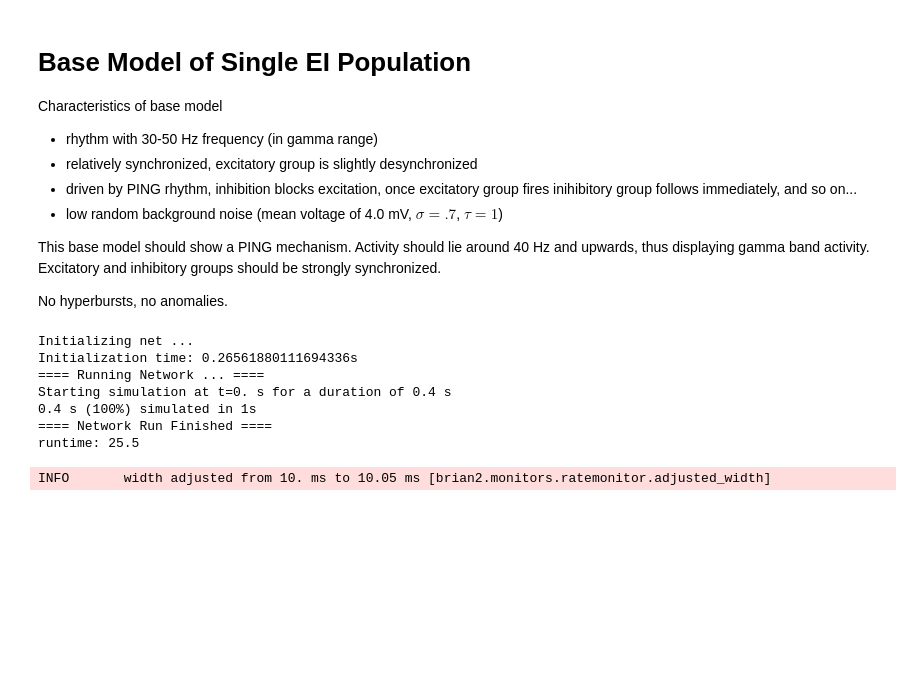
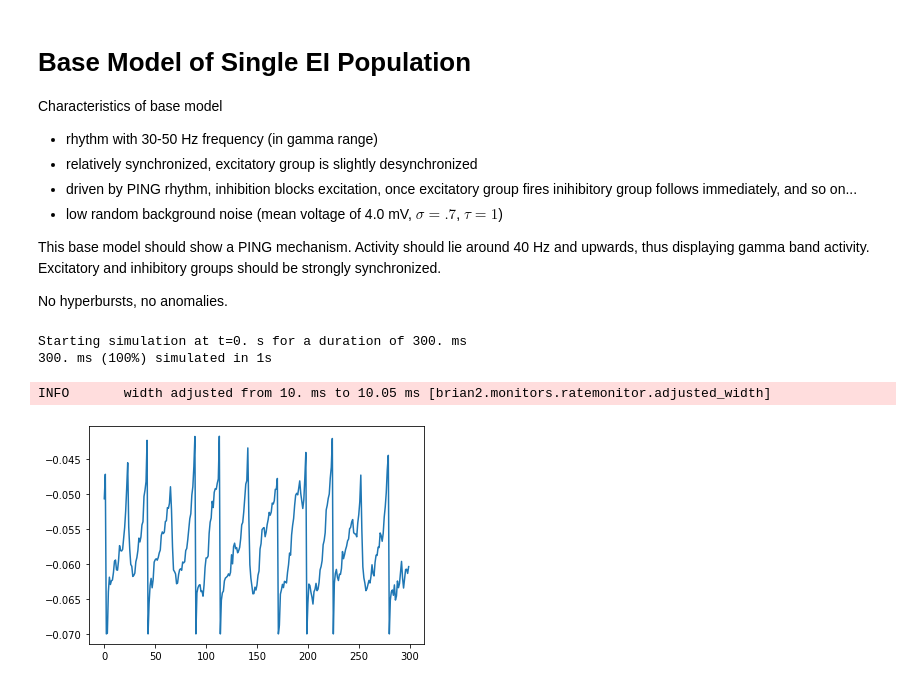
Before and after one commit to ChristophMetzner/Synchronization-by-Uncorrelated-Noise, a Jupyter notebook: notebooks/1_net_baseline.ipynb, the cells around one changed output. Drawn from its saved outputs; the diff is of its cells as text; code cells hidden in the pictures; blank space fills up the shorter version.

```diff
--- a/notebooks/1_net_baseline.ipynb
+++ b/notebooks/1_net_baseline.ipynb
@@ -20,18 +22,14 @@ Excitatory and inhibitory groups should be strongly synchronized.
 No hyperbursts, no anomalies.
 # %%
 params = {
-  "runtime": 400.0,
+  "runtime": 300.0,
   "J_itoi": 10.0,
   "J_etoe": 0.1,
 }
 
 model = runner.run(modified_params=params, file_name="base")
 # %% [output]
-Initializing net ...
-Initialization time: 0.26561880111694336s
-==== Running Network ... ====
-Starting simulation at t=0. s for a duration of 0.4 s
-0.4 s (100%) simulated in 1s
-==== Network Run Finished ====
-runtime: 25.5
+Starting simulation at t=0. s for a duration of 300. ms
+300. ms (100%) simulated in 1s
 INFO       width adjusted from 10. ms to 10.05 ms [brian2.monitors.ratemonitor.adjusted_width]
+[figure, added]
```
Also changed, not shown: parts of 5 cells of this notebook, 2 other files.
